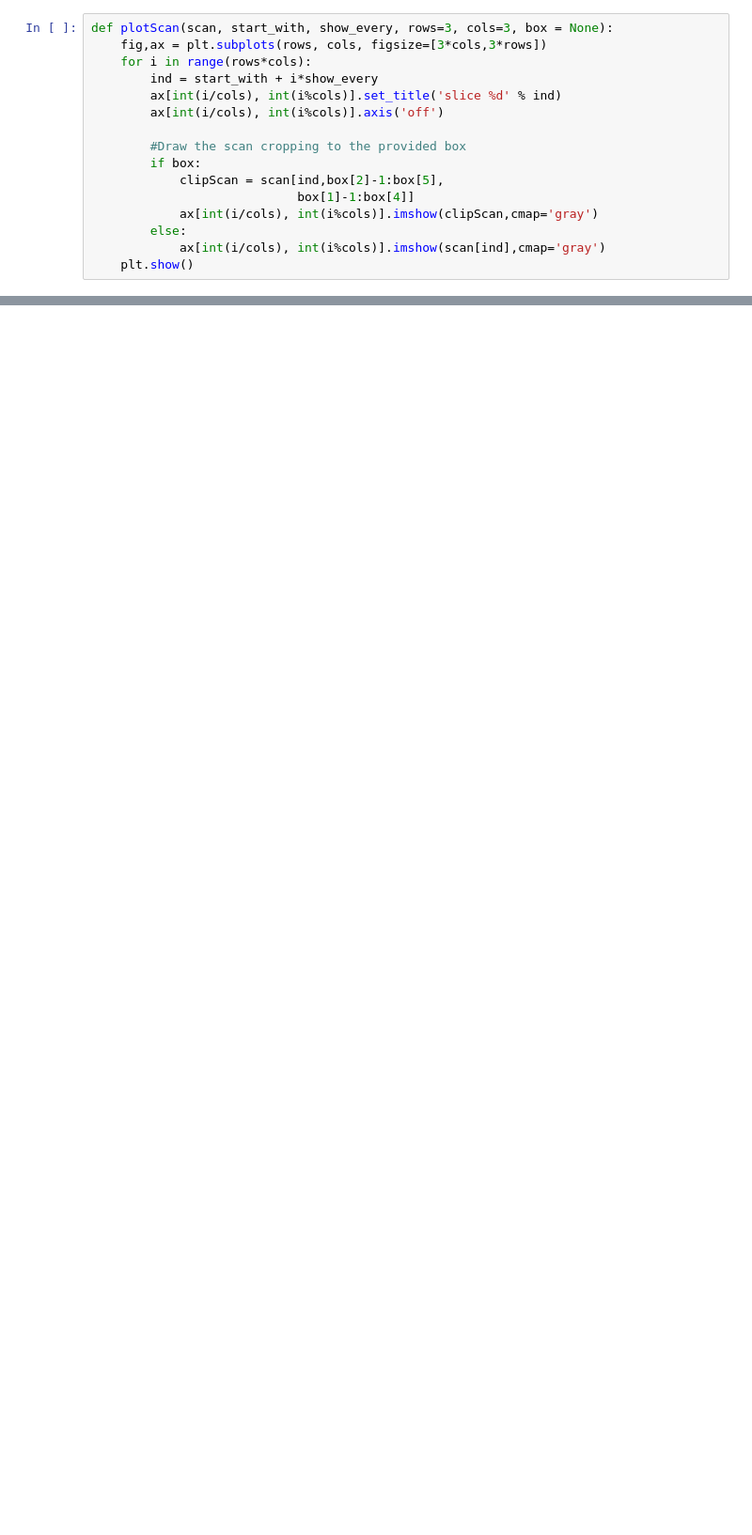
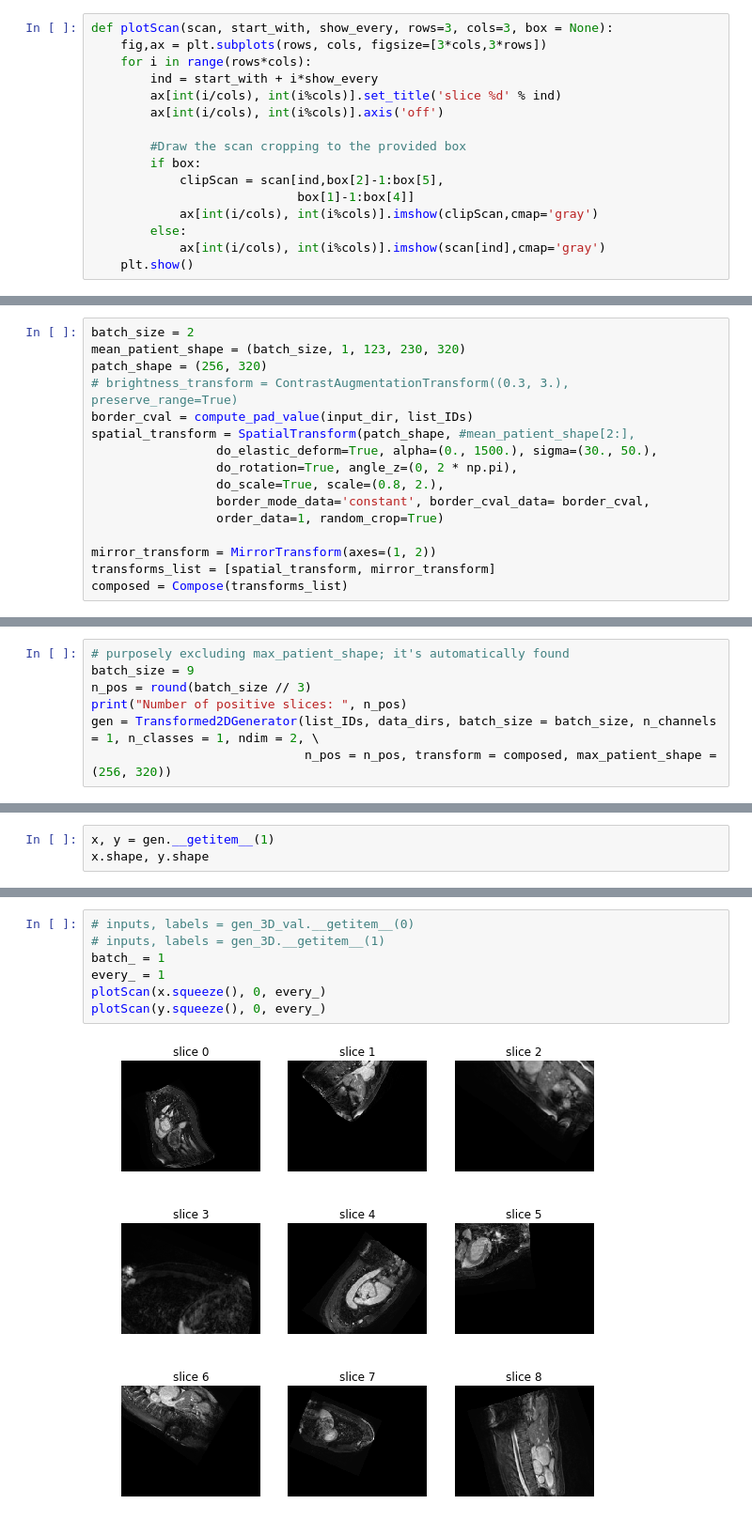
Before and after one commit to jchen42703/keras_med_io, a Jupyter notebook: examples/Testing Transforms Generator.ipynb, the cells around one changed output, grey strips where cells are left out. Shown at 94% size. Cells and saved outputs as stored; diff of their text form; blank space fills up the shorter version.

```diff
--- a/examples/Testing Transforms Generator.ipynb
+++ b/examples/Testing Transforms Generator.ipynb
@@ -202,0 +226,16 @@ plotScan(y[batch_].squeeze(), 0, every_)
+# %%
+batch_size = 2
+mean_patient_shape = (batch_size, 1, 123, 230, 320)
+patch_shape = (256, 320)
+# brightness_transform = ContrastAugmentationTransform((0.3, 3.), preserve_range=True)
+border_cval = compute_pad_value(input_dir, list_IDs)
+spatial_transform = SpatialTransform(patch_shape, #mean_patient_shape[2:],
+                 do_elastic_deform=True, alpha=(0., 1500.), sigma=(30., 50.),
+                 do_rotation=True, angle_z=(0, 2 * np.pi),
+                 do_scale=True, scale=(0.8, 2.),
+                 border_mode_data='constant', border_cval_data= border_cval,
+                 order_data=1, random_crop=True)
+
+mirror_transform = MirrorTransform(axes=(1, 2))
+transforms_list = [spatial_transform, mirror_transform]
+composed = Compose(transforms_list)
@@ -202,0 +244,7 @@ plotScan(y[batch_].squeeze(), 0, every_)
+# %%
+# purposely excluding max_patient_shape; it's automatically found
+batch_size = 9
+n_pos = round(batch_size // 3)
+print("Number of positive slices: ", n_pos)
+gen = Transformed2DGenerator(list_IDs, data_dirs, batch_size = batch_size, n_channels = 1, n_classes = 1, ndim = 2, \
+                             n_pos = n_pos, transform = composed, max_patient_shape = (256, 320))
@@ -202,0 +253,3 @@ plotScan(y[batch_].squeeze(), 0, every_)
+# %%
+x, y = gen.__getitem__(1)
+x.shape, y.shape
@@ -202,0 +258,9 @@ plotScan(y[batch_].squeeze(), 0, every_)
+# %%
+# inputs, labels = gen_3D_val.__getitem__(0)
+# inputs, labels = gen_3D.__getitem__(1)
+batch_ = 1
+every_ = 1
+plotScan(x.squeeze(), 0, every_)
+plotScan(y.squeeze(), 0, every_)
+# %% [output]
+[figure, added]
```
Also changed, not shown: parts of 12 cells of this notebook.
